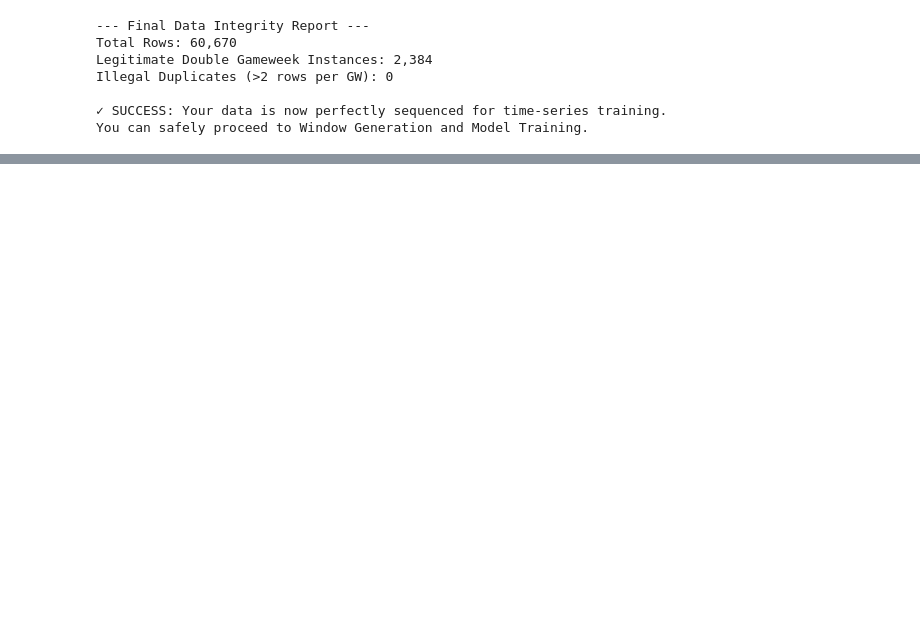
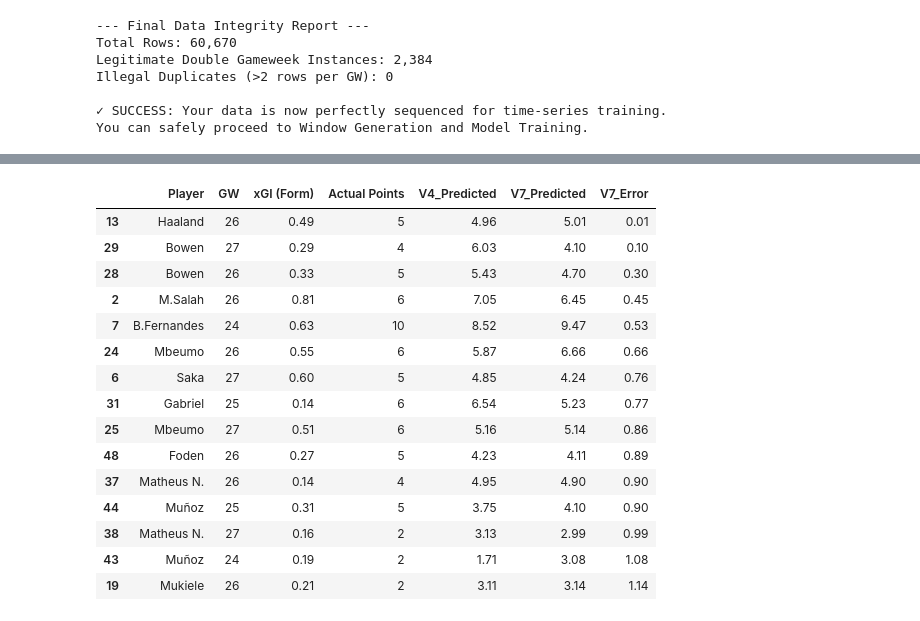
Before and after one commit to sophiedelrey/fpl_pipeline, a Jupyter notebook: models/forecaster_pro.ipynb, the cells around one changed output, grey strips where cells are left out. Drawn from its saved outputs; the diff is of its cells as text; code cells hidden in the pictures; blank space fills up the shorter version.

```diff
--- a/models/forecaster_pro.ipynb
+++ b/models/forecaster_pro.ipynb
@@ -7307,0 +7768,66 @@ You can safely proceed to Window Generation and Model Training.
+# %%
+# %% [Cell: V7 vs V4 Elite Specialist Audit]
+from sklearn.metrics import mean_absolute_error
+from IPython.display import Markdown, display
+import numpy as np
+import pandas as pd
+
+# 1. Dynamically find elite players inside the V7 validation set
+# (This bypasses any older variables and prevents the IndexingError)
+player_season_avgs = df_augmented.groupby('Player UUID')['Total Points'].mean()
+elite_uuids = player_season_avgs[player_season_avgs > 4.5].index
+
+# Map the V7 validation windows to their Player UUIDs
+val_uuids = df_augmented.loc[X_val_v7.index, 'Player UUID']
+
+# Create a clean numpy boolean mask of just the elite players
+elite_val_mask_v7 = val_uuids.isin(elite_uuids).values
+
+# 2. Filter the features and target using the clean mask
+X_val_v7_elites = X_val_v7[elite_val_mask_v7].copy()
+y_val_elites    = y_val_v7[elite_val_mask_v7].copy()
+
+# Pull the metadata for the final table
+meta_elites = df_augmented.loc[X_val_v7_elites.index, ['Web Name', 'season', 'Gameweek', 'Rolling_xGI_5']]
+
+# 3. Align V4 features perfectly
+# V4 uses 12 features (everything except 'rolling_xgi').
+# We pull them directly from the V7 set to guarantee 100% alignment.
+v4_features = [c for c in X_val_v7.columns if c != 'rolling_xgi']
+X_val_v4_elites = X_val_v7_elites[v4_features].copy()
+
+# 4. Generate Predictions
+preds_v4 = model_v4.predict(X_val_v4_elites)
+preds_v7 = model_v7.predict(X_val_v7_elites)
+
+mae_elite_v4 = mean_absolute_error(y_val_elites, preds_v4)
+mae_elite_v7 = mean_absolute_error(y_val_elites, preds_v7)
+
+v7_truth_df = pd.DataFrame({
+    'Player': meta_elites['Web Name'].values,
+    'GW': meta_elites['Gameweek'].values,
+    'xGI (Form)': np.round(meta_elites['Rolling_xGI_5'].values, 2),
+    'Actual Points': y_val_elites.values,
+    'V4_Predicted': np.round(preds_v4, 2),
+    'V7_Predicted': np.round(preds_v7, 2),
+    'V7_Error': np.round(abs(preds_v7 - y_val_elites.values), 2)
+})
+
+# 5. Display Results
+report = f"""
+# V7 Breakthrough Analysis: The Power of xG/xA
+
+### Accuracy on Elite Players (>4.5 Avg)
+| Model Version | Elite MAE (Lower is Better) |
+| :--- | :--- |
+| **V4 (Elite DART - No xG)** | {mae_elite_v4:.4f} |
+| **V7 (Underlying Metrics Engine)** | {mae_elite_v7:.4f} |
+
+**Verdict:** {"V7 Successfully learned from Expected Goals!" if mae_elite_v7 < mae_elite_v4 else "V4 remains the champion. Your dataset's proxy xG might need official data to improve."}
+"""
+display(Markdown(report))
+
+print("\n--- V7 Top 15 Most Accurate Elite Predictions ---")
+print("Notice how the 'xGI (Form)' value influences the V7 Prediction compared to V4.")
+display(v7_truth_df.sort_values(by='V7_Error', ascending=True).head(15))
+# %% [output]
@@ -7307,0 +7846,16 @@ You can safely proceed to Window Generation and Model Training.
+|  | Player | GW | xGI (Form) | Actual Points | V4_Predicted | V7_Predicted | V7_Error |
+| 13 | Haaland | 26 | 0.49 | 5 | 4.96 | 5.01 | 0.01 |
+| 29 | Bowen | 27 | 0.29 | 4 | 6.03 | 4.10 | 0.10 |
+| 28 | Bowen | 26 | 0.33 | 5 | 5.43 | 4.70 | 0.30 |
+| 2 | M.Salah | 26 | 0.81 | 6 | 7.05 | 6.45 | 0.45 |
+| 7 | B.Fernandes | 24 | 0.63 | 10 | 8.52 | 9.47 | 0.53 |
+| 24 | Mbeumo | 26 | 0.55 | 6 | 5.87 | 6.66 | 0.66 |
+| 6 | Saka | 27 | 0.60 | 5 | 4.85 | 4.24 | 0.76 |
+| 31 | Gabriel | 25 | 0.14 | 6 | 6.54 | 5.23 | 0.77 |
+| 25 | Mbeumo | 27 | 0.51 | 6 | 5.16 | 5.14 | 0.86 |
+| 48 | Foden | 26 | 0.27 | 5 | 4.23 | 4.11 | 0.89 |
+| 37 | Matheus N. | 26 | 0.14 | 4 | 4.95 | 4.90 | 0.90 |
+| 44 | Muñoz | 25 | 0.31 | 5 | 3.75 | 4.10 | 0.90 |
+| 38 | Matheus N. | 27 | 0.16 | 2 | 3.13 | 2.99 | 0.99 |
+| 43 | Muñoz | 24 | 0.19 | 2 | 1.71 | 3.08 | 1.08 |
+| 19 | Mukiele | 26 | 0.21 | 2 | 3.11 | 3.14 | 1.14 |
```
Also changed, not shown: parts of 32 cells of this notebook, 1 other file.
